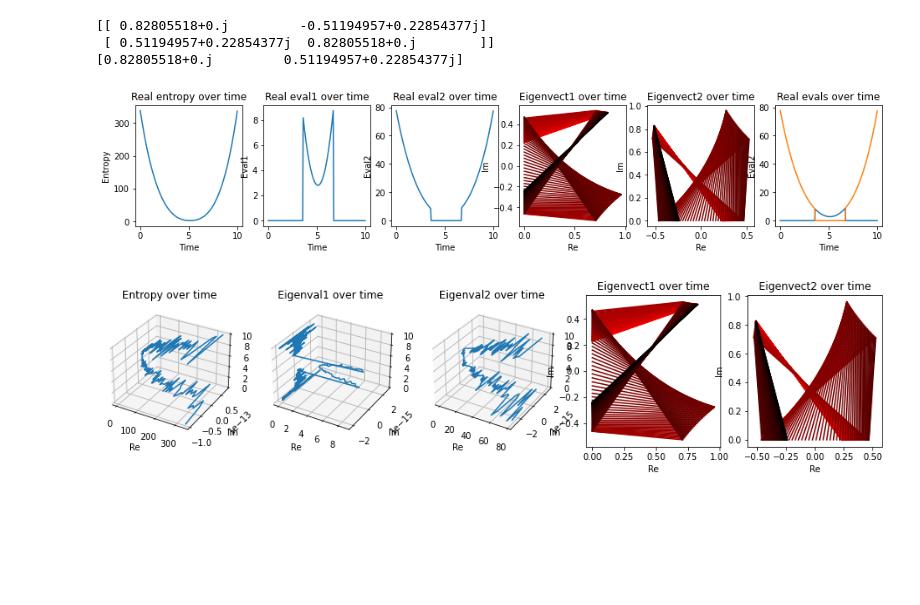
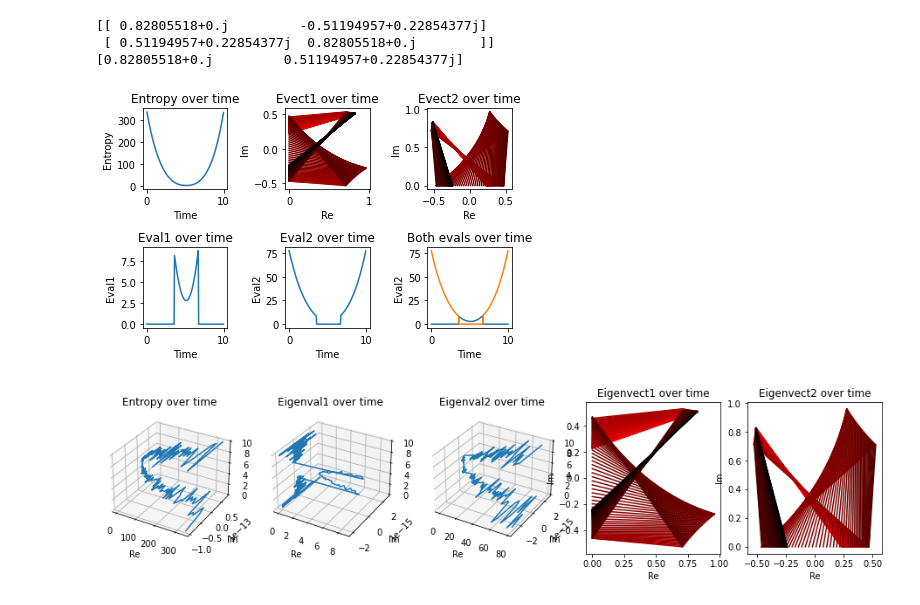
Before and after one commit to ange1a-j14/qbsys, a Jupyter notebook: EntropyMatrixDiag.ipynb, the cells around one changed output. Drawn from its saved outputs; the diff is of its cells as text; code cells hidden in the pictures; blank space fills up the shorter version.

Commit message:
Fix entropy plots formatting

```diff
--- a/EntropyMatrixDiag.ipynb
+++ b/EntropyMatrixDiag.ipynb
@@ -138,7 +138,7 @@ evect2 = np.array(evect2)
 #np.array(evect1)[:,0]
 # %%
 num_plots = 6
-frame = plt.Figure(figsize=plt.figaspect(1/(num_plots)))
+frame = plt.Figure()
 t_array = np.linspace(0, 10, num=num_ts)
 
 # #ENTROPY 3D PLOT
@@ -151,12 +151,42 @@ t_array = np.linspace(0, 10, num=num_ts)
 # entropy_ax.set_title("Entropy over time")
 
 #ENTROPY 2D PLOT (JUST REAL PART)
-entropy_ax = frame.add_subplot(1, num_plots, 1)
+entropy_ax = frame.add_subplot(2, 3, 1)
 entropy_x = [component.real for component in entropies]
 entropy_ax.plot(t_array, np.array(entropy_x), label='parametric curve')
 entropy_ax.set_xlabel("Time")
 entropy_ax.set_ylabel("Entropy")
-entropy_ax.set_title("Real entropy over time")
+entropy_ax.set_title("Entropy over time")
+
+#EIGENVECTOR 1 PLOT
+evect1_ax = frame.add_subplot(2, 3, 2)
+evect1_pt1 = evect1[:,0]
+evect1_pt2 = evect1[:,1]
+evect1_pt1_real = [component.real for component in evect1_pt1]
+evect1_pt1_imag = [component.imag for component in evect1_pt1]
+evect1_pt2_real = [component.real for component in evect1_pt2]
+evect1_pt2_imag = [component.imag for component in evect1_pt2]
+#evect1_ax.quiver(evect1_pt1_real, evect1_pt1_imag, t_array, evect1_pt2_real, evect1_pt2_imag, t_array)
+for i in range(num_ts):
+    evect1_ax.plot([evect1_pt1_real[i],evect1_pt1_imag[i]], [evect1_pt2_real[i],evect1_pt2_imag[i]], color=(1-0.005*i, 0, 0))
+evect1_ax.set_xlabel("Re")
+evect1_ax.set_ylabel("Im")
+evect1_ax.set_title("Evect1 over time")
+
+#EIGENVECTOR 2 PLOT
+evect2_ax = frame.add_subplot(2, 3, 3)
+evect2_pt1 = evect2[:,0]
+evect2_pt2 = evect2[:,1]
+evect2_pt1_real = [component.real for component in evect2_pt1]
+evect2_pt1_imag = [component.imag for component in evect2_pt1]
+evect2_pt2_real = [component.real for component in evect2_pt2]
+evect2_pt2_imag = [component.imag for component in evect2_pt2]
+segments = np.concatenate([points[:-1], points[1:]], axis=1)
+# for i in range(num_ts):
+#     evect2_ax.plot([evect2_pt1_real[i],evect2_pt1_imag[i]], [evect2_pt2_real[i],evect2_pt2_imag[i]], color=(1-0.005*i, 0, 0))
+evect2_ax.set_xlabel("Re")
+evect2_ax.set_ylabel("Im")
+evect2_ax.set_title("Evect2 over time")
 
 # #EIGENVALUE 1 3D PLOT
 # eval1_ax = frame.add_subplot(1, num_plots, 2, projection='3d')
@@ -168,70 +198,43 @@ entropy_ax.set_title("Real entropy over time")
 # eval1_ax.set_title("Eigenval1 over time")
 
 #EIGENVALUE 1 2D PLOT (JUST REAL PART)
-eval1_ax = frame.add_subplot(1, num_plots, 2)
+eval1_ax = frame.add_subplot(2, 3, 4)
 eval1_x = [component.real for component in eval1]
 eval1_ax.plot(t_array, np.array(eval1_x), label='parametric curve')
 eval1_ax.set_xlabel("Time")
 eval1_ax.set_ylabel("Eval1")
-eval1_ax.set_title("Real eval1 over time")
+eval1_ax.set_title("Eval1 over time")
 
 # #EIGENVALUE 2 3D PLOT
 # eval2_ax = frame.add_subplot(1, num_plots, 3, projection='3d')
 # eval2_x = [component.real for component in eval2]
 # eval2_y = [component.imag for component in eval2]
 # eval2_ax.plot(np.array(eval2_x), np.array(eval2_y), t_array, label='parametric curve')
 # eval2_ax.set_xlabel("Re")
 # eval2_ax.set_ylabel("Im")
 # eval2_ax.set_title("Eigenval2 over time")
 
 #EIGENVALUE 2 2D PLOT (JUST REAL PART)
-eval2_ax = frame.add_subplot(1, num_plots, 3)
+eval2_ax = frame.add_subplot(2, 3, 5)
 eval2_x = [component.real for component in eval2]
 eval2_ax.plot(t_array, np.array(eval2_x), label='parametric curve')
 eval2_ax.set_xlabel("Time")
 eval2_ax.set_ylabel("Eval2")
-eval2_ax.set_title("Real eval2 over time")
-
-#EIGENVECTOR 1 PLOT
-evect1_ax = frame.add_subplot(1, num_plots, 4)
-evect1_pt1 = evect1[:,0]
-evect1_pt2 = evect1[:,1]
-evect1_pt1_real = [component.real for component in evect1_pt1]
-evect1_pt1_imag = [component.imag for component in evect1_pt1]
-evect1_pt2_real = [component.real for component in evect1_pt2]
-evect1_pt2_imag = [component.imag for component in evect1_pt2]
-#evect1_ax.quiver(evect1_pt1_real, evect1_pt1_imag, t_array, evect1_pt2_real, evect1_pt2_imag, t_array)
-for i in range(num_ts):
-    evect1_ax.plot([evect1_pt1_real[i],evect1_pt1_imag[i]], [evect1_pt2_real[i],evect1_pt2_imag[i]], color=(1-0.005*i, 0, 0))
-evect1_ax.set_xlabel("Re")
-evect1_ax.set_ylabel("Im")
-evect1_ax.set_title("Eigenvect1 over time")
-
-#EIGENVECTOR 2 PLOT
-evect2_ax = frame.add_subplot(1, num_plots, 5)
-evect2_pt1 = evect2[:,0]
-evect2_pt2 = evect2[:,1]
-evect2_pt1_real = [component.real for component in evect2_pt1]
-evect2_pt1_imag = [component.imag for component in evect2_pt1]
-evect2_pt2_real = [component.real for component in evect2_pt2]
-evect2_pt2_imag = [component.imag for component in evect2_pt2]
-for i in range(num_ts):
-    evect2_ax.plot([evect2_pt1_real[i],evect2_pt1_imag[i]], [evect2_pt2_real[i],evect2_pt2_imag[i]], color=(1-0.005*i, 0, 0))
-evect2_ax.set_xlabel("Re")
-evect2_ax.set_ylabel("Im")
-evect2_ax.set_title("Eigenvect2 over time")
+eval2_ax.set_title("Eval2 over time")
 
 #SUPERIMPOSED 2D PLOT (JUST REAL PART)
-eval12_ax = frame.add_subplot(1, num_plots, 6)
+eval12_ax = frame.add_subplot(2, 3, 6)
 eval12_ax.plot(t_array, np.array(eval1_x), label='parametric curve')
 eval12_ax.plot(t_array, np.array(eval2_x), label='parametric curve')
 eval12_ax.set_xlabel("Time")
 eval12_ax.set_ylabel("Eval2")
-eval12_ax.set_title("Real evals over time")
+eval12_ax.set_title("Both evals over time")
 
+#frame.colorbar(cm.ScalarMappable(norm=norm, cmap=cmap), cax=evect1)
+frame.tight_layout()
 frame
 # %% [output]
-[figure, old version]
+[figure, new version]
 # %%
 num_plots = 5
 frame2 = plt.Figure(figsize=plt.figaspect(1/(num_plots)))
```
